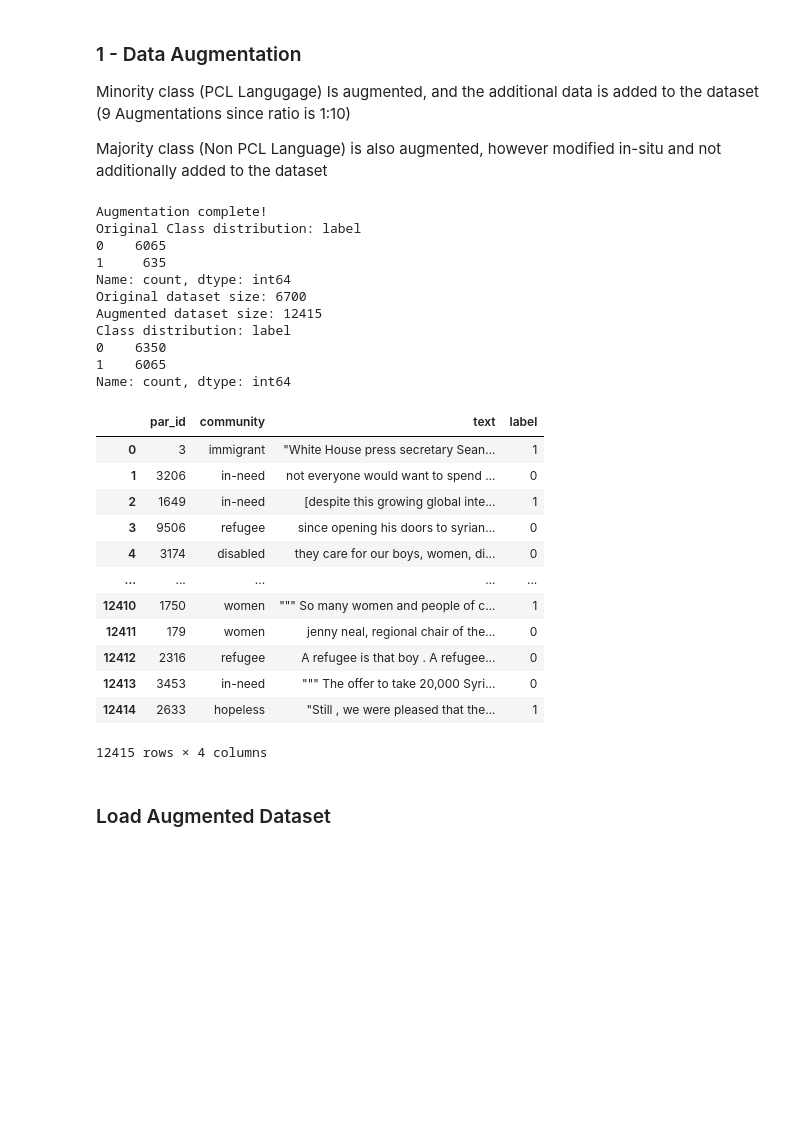
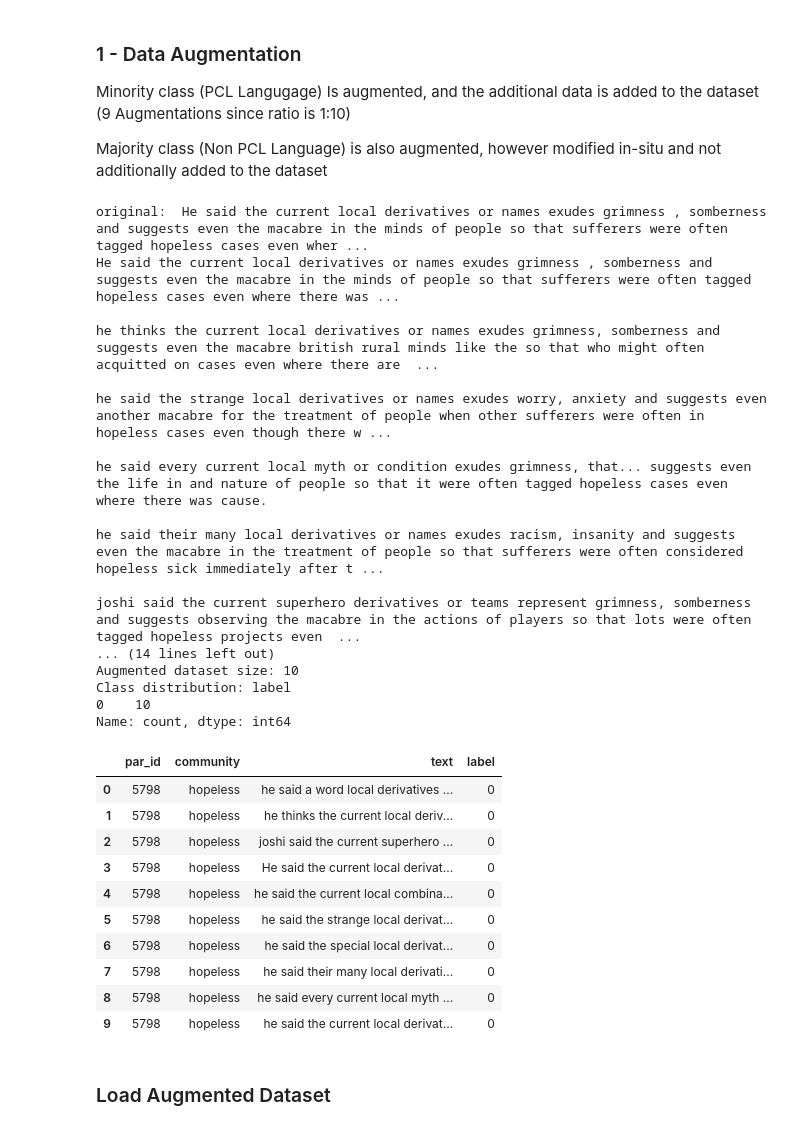
Before and after one commit to D0m-inic/NLP_CW, a Jupyter notebook: NLP_CW.ipynb, the cells around one changed output. Drawn from its saved outputs; the diff is of its cells as text; code cells hidden in the pictures; blank space fills up the shorter version.

```diff
--- a/NLP_CW.ipynb
+++ b/NLP_CW.ipynb
@@ -514,3 +517,22 @@ INFO:matplotlib.category:Using categorical units to plot a list of strings that
 [figure]
 # %% [markdown]
 # RoBERTa Baseline for Task 1
+# %%
+import nlpaug.augmenter.word as naw
+import pandas as pd
+
+positive_examples = internal_train_df[internal_train_df['label'] == 1]
+
+aug = naw.ContextualWordEmbsAug(model_path='distilroberta-base', action="substitute")
+
+augmented_positive_examples = []
+for _, row in positive_examples.iterrows():
+  augmented_texts = aug.augment(row['text'], n=1)
+  augmented_positive_examples.extend([(row['par_id'], row['community'], text, 1) for text in augmented_texts])
+
+augmented_positive_df = pd.DataFrame(augmented_positive_examples, columns=['par_id', 'community', 'text', 'label'])
+augmented_positive_df = augmented_positive_df.sample(frac=1, random_state=42).reset_index(drop=True)
+
+internal_train_df = pd.concat([internal_train_df, augmented_positive_df], ignore_index=True)
+
+internal_train_df.to_csv("positive_augmented_4x.csv")
@@ -550,7 +574,7 @@ Majority class (Non PCL Language) is also augmented, however modified in-situ an
 import nlpaug.augmenter.word as naw
 import random
 
-training_set = internal_train_df
+training_set = internal_train_df.sample(n=1)
 
 minority_class = 1
 majority_class = 0
@@ -573,7 +597,7 @@ def augment_minority(text):
     augmented_texts = minority_aug_bert.augment(text, n=num_augments_minority)
     return [text] + augmented_texts  # Include the original as well
 
-def augment_majority(text, p=0.5):
+def augment_majority(text, p=0):
     if random.random() < p:
         text = majority_aug_bert.augment(text)
     return text
@@ -583,55 +607,62 @@ df_majority = training_set[training_set['label'] == majority_class]
 
 augmented_minority_rows = []
 for _, row in df_minority.iterrows():
     augmented_texts = augment_minority(row['text'])
     augmented_minority_rows.extend([(row['par_id'], row['community'], text, 0) for text in augmented_texts])
+    print("original: ", row['text'])
+    for text in augmented_texts:
+      print(text, "\n")
 
 # Augment majority class
 augmented_majority_rows = [
     (row['par_id'], row['community'], augment_majority(row['text']), 1) for _, row in df_majority.iterrows()
 ]
 
 # Create new balanced DataFrame
 augmented_df = pd.DataFrame(augmented_minority_rows + augmented_majority_rows, columns=['par_id', 'community', 'text', 'label'])
 
 # Shuffle the dataset
 augmented_df = augmented_df.sample(frac=1, random_state=42).reset_index(drop=True)
 
 augmented_df.to_csv('augmented_data.csv', index=False)
 
 # Display result
 print("Augmentation complete!")
 print(f"Original Class distribution: {training_set['label'].value_counts()}")
 print(f"Original dataset size: {len(training_set)}")
 print(f"Augmented dataset size: {len(augmented_df)}")
 print(f"Class distribution: {augmented_df['label'].value_counts()}")
 
 augmented_df
 # %% [output]
-Augmentation complete!
-Original Class distribution: label
-0    6065
-1     635
+original:  He said the current local derivatives or names exudes grimness , somberness and suggests even the macabre in the minds of people so that sufferers were often tagged hopeless cases even wher ...
+He said the current local derivatives or names exudes grimness , somberness and suggests even the macabre in the minds of people so that sufferers were often tagged hopeless cases even where there was ...
+
+he thinks the current local derivatives or names exudes grimness, somberness and suggests even the macabre british rural minds like the so that who might often acquitted on cases even where there are  ...
+
+he said the strange local derivatives or names exudes worry, anxiety and suggests even another macabre for the treatment of people when other sufferers were often in hopeless cases even though there w ...
+
+he said every current local myth or condition exudes grimness, that... suggests even the life in and nature of people so that it were often tagged hopeless cases even where there was cause.
+
+he said their many local derivatives or names exudes racism, insanity and suggests even the macabre in the treatment of people so that sufferers were often considered hopeless sick immediately after t ...
+
+joshi said the current superhero derivatives or teams represent grimness, somberness and suggests observing the macabre in the actions of players so that lots were often tagged hopeless projects even  ...
+... (14 lines left out)
+Augmented dataset size: 10
+Class distribution: label
+0    10
 Name: count, dtype: int64
-Original dataset size: 6700
-Augmented dataset size: 12415
-Class distribution: label
-0    6350
-1    6065
-Name: count, dtype: int64
 |  | par_id | community | text | label |
-| 0 | 3 | immigrant | "White House press secretary Sean... | 1 |
-| 1 | 3206 | in-need | not everyone would want to spend ... | 0 |
-| 2 | 1649 | in-need | [despite this growing global inte... | 1 |
-| 3 | 9506 | refugee | since opening his doors to syrian... | 0 |
-| 4 | 3174 | disabled | they care for our boys, women, di... | 0 |
-| ... | ... | ... | ... | ... |
-| 12410 | 1750 | women | """ So many women and people of c... | 1 |
-| 12411 | 179 | women | jenny neal, regional chair of the... | 0 |
-| 12412 | 2316 | refugee | A refugee is that boy . A refugee... | 0 |
-| 12413 | 3453 | in-need | """ The offer to take 20,000 Syri... | 0 |
-| 12414 | 2633 | hopeless | "Still , we were pleased that the... | 1 |
+| 0 | 5798 | hopeless | he said a word local derivatives ... | 0 |
+| 1 | 5798 | hopeless | he thinks the current local deriv... | 0 |
+| 2 | 5798 | hopeless | joshi said the current superhero ... | 0 |
+| 3 | 5798 | hopeless | He said the current local derivat... | 0 |
+| 4 | 5798 | hopeless | he said the current local combina... | 0 |
+| 5 | 5798 | hopeless | he said the strange local derivat... | 0 |
+| 6 | 5798 | hopeless | he said the special local derivat... | 0 |
+| 7 | 5798 | hopeless | he said their many local derivati... | 0 |
+| 8 | 5798 | hopeless | he said every current local myth ... | 0 |
+| 9 | 5798 | hopeless | he said the current local derivat... | 0 |
-12415 rows × 4 columns
 # %% [markdown]
 ### Load Augmented Dataset
 # %%
```
Also changed, not shown: parts of 11 cells of this notebook.
